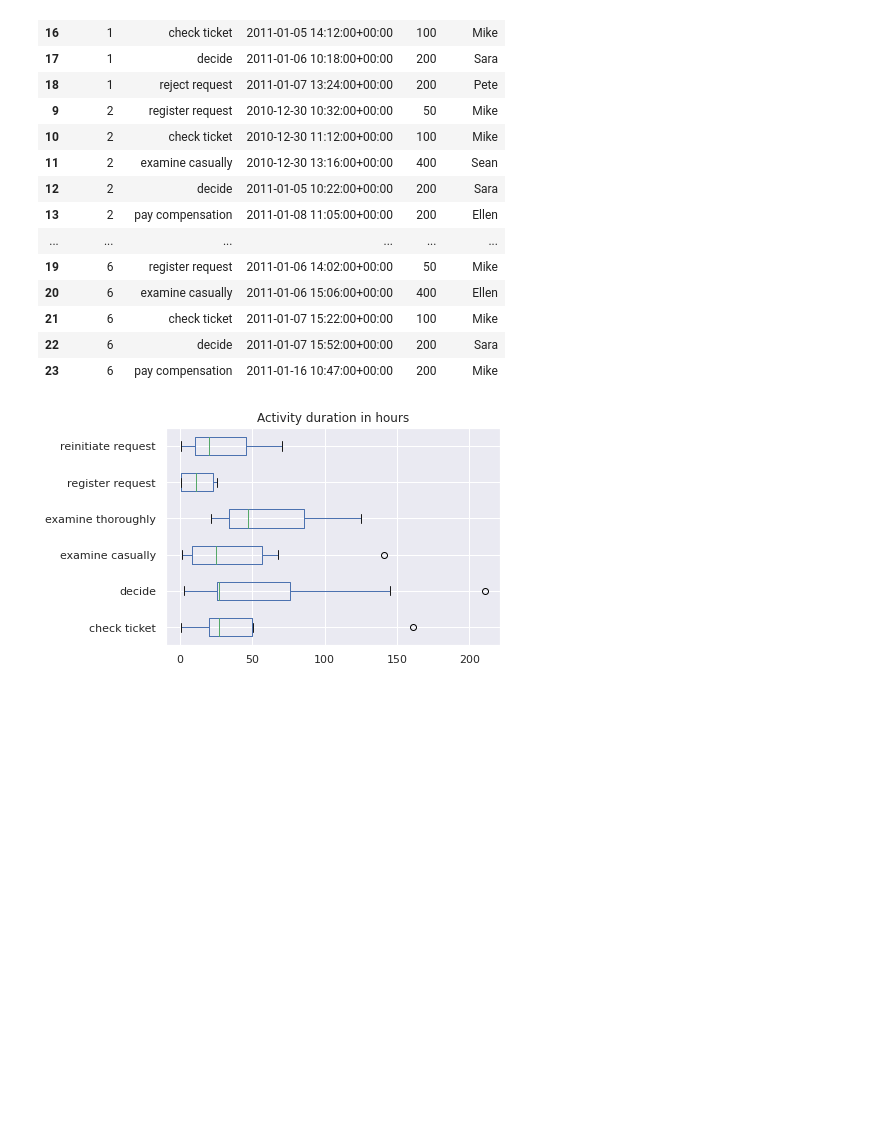
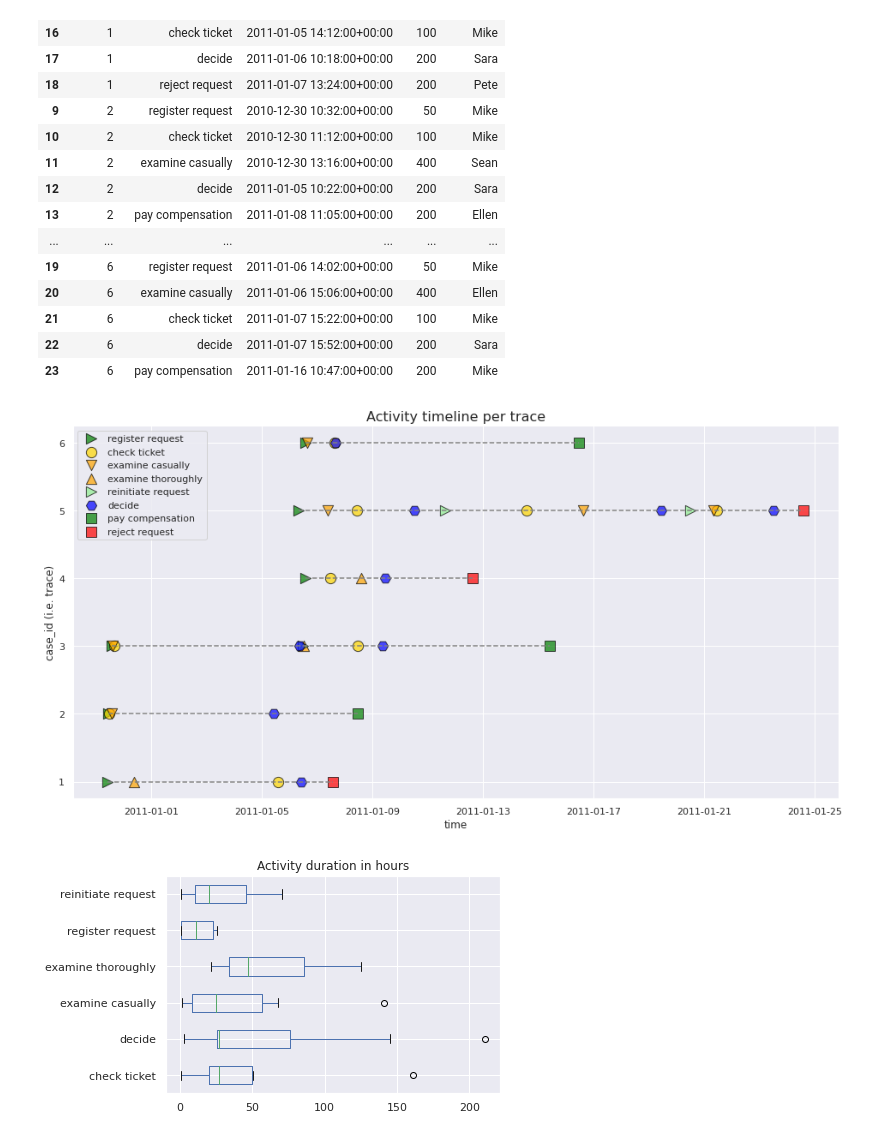
Before and after one commit to Brinkhuis/PM4PY, a Jupyter notebook: PM4PY.ipynb, the cells around one changed output. Saved outputs shown, nothing was run; the diff lists cells and outputs as text; code cells hidden in the pictures; blank space fills up the shorter version.

```diff
--- a/PM4PY.ipynb
+++ b/PM4PY.ipynb
@@ -354,6 +355,49 @@ log_csv.sort_values(['case_id', 'timestamp'])
 | 21 | 6 | check ticket | 2011-01-07 15:22:00+00:00 | 100 | Mike |
 | 22 | 6 | decide | 2011-01-07 15:52:00+00:00 | 200 | Sara |
 | 23 | 6 | pay compensation | 2011-01-16 10:47:00+00:00 | 200 | Mike |
+# %%
+# Visualize eventlog
+activity = {
+    'register request': ('>', 'green'),
+    'check ticket': ('o', 'gold'),
+    'examine casually': ('v', 'orange'),
+    'examine thoroughly': ('^', 'orange'),
+    'reinitiate request': ('>', 'lightgreen'),
+    'decide': ('H', 'blue'),
+    'pay compensation': ('s', 'green'),
+    'reject request': ('s', 'red'),
+}
+
+fig, ax = plt.subplots(figsize=(16, 8))
+
+# timelines
+for timeline in log_csv.groupby('case_id').agg(time_start = ('timestamp', min),
+                                               time_end = ('timestamp', max)
+                                              ).reset_index().itertuples(index=False):
+    plt.hlines(timeline.case_id, timeline.time_start, timeline.time_end,
+               colors = 'grey', linestyles = 'dashed')
+
+# activities
+for act in activity.keys():
+    ax.scatter(log_csv.loc[log_csv.activity == act, 'timestamp'],
+               log_csv.loc[log_csv.activity == act, 'case_id'],
+               marker = activity[act][0],
+               color = activity[act][1],
+               s = 150,
+               alpha = .7,
+               label = act,
+               edgecolors = 'black',
+              )
+
+ax.set_title('Activity timeline per trace', fontsize=16)
+ax.set_xlabel('time')
+ax.set_ylabel('case_id (i.e. trace)')
+ax.legend()
+ax.grid(True)
+
+plt.show()
+# %% [output]
+[figure, added]
 # %%
 # Boxplot activity duration
 duration(log_csv, 'case_id', 'activity', 'timestamp')\
```
Also changed, not shown: parts of 22 cells of this notebook.
